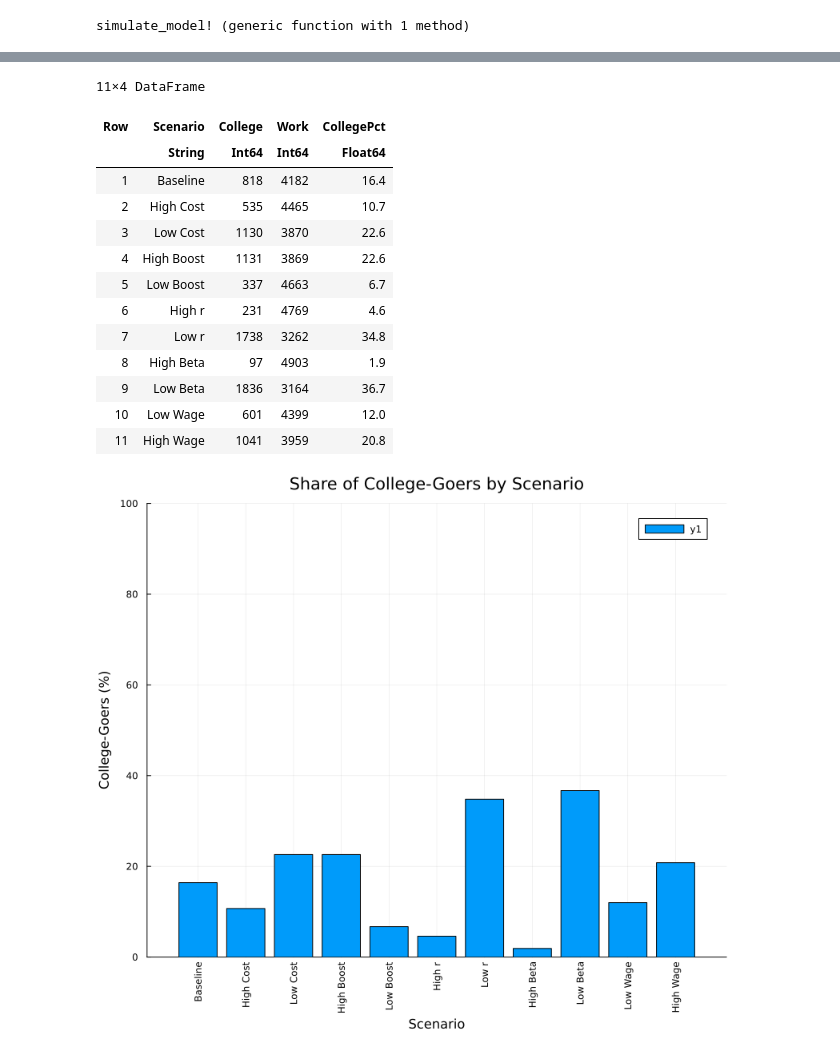
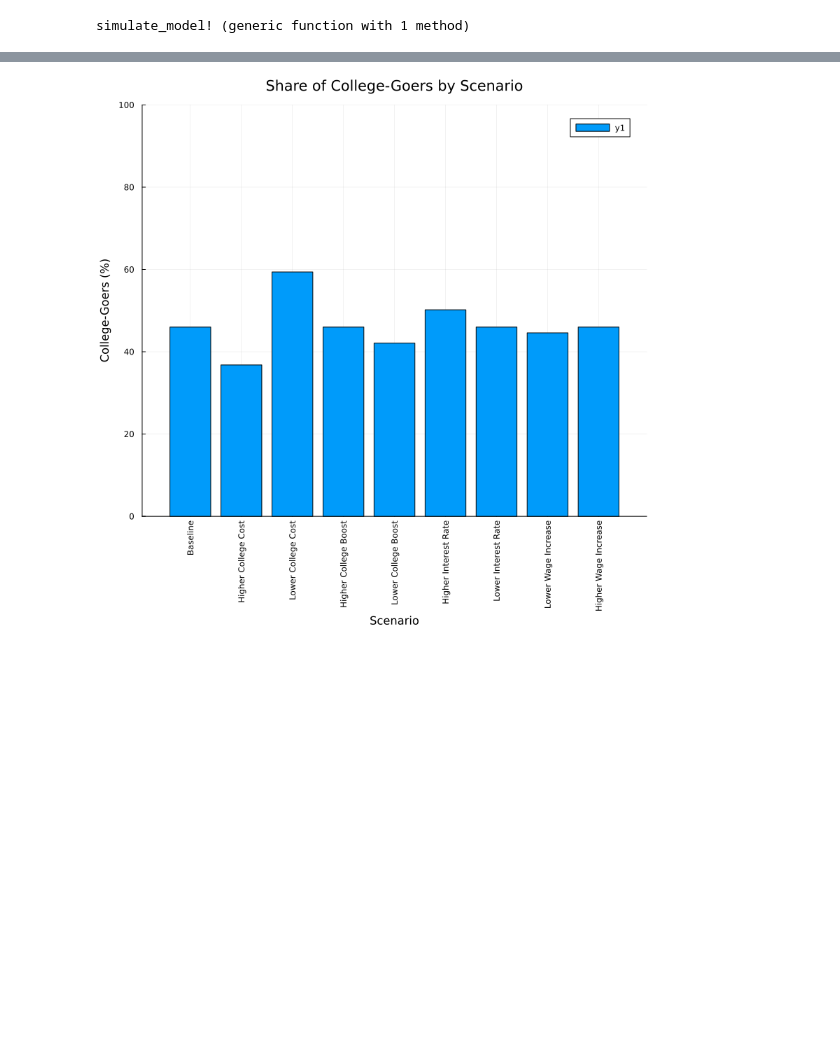
Before and after one commit to Ali-Iranpour/Structural-estimation, a Jupyter notebook: ConSavLabor_college.ipynb, the cells around one changed output, grey strips where cells are left out. Saved outputs shown, nothing was run; the diff lists cells and outputs as text; code cells hidden in the pictures; blank space fills up the shorter version.

```diff
--- a/ConSavLabor_college.ipynb
+++ b/ConSavLabor_college.ipynb
@@ -670,64 +847,48 @@ Number choosing work: 3959
 # %%
-using DataFrames, Plots
 
-# 1) Define scenario labels and your recorded results
+
+# 1) Define scenario labels and recorded results
 scenarios = [
     "Baseline",
-    "High Cost",
-    "Low Cost",
-    "High Boost",
-    "Low Boost",
-    "High r",
-    "Low r",
-    "High Beta",
-    "Low Beta",
-    "Low Wage",
-    "High Wage"
-]
+    "Higher College Cost",
+    "Lower College Cost",
+    "Higher College Boost",
+    "Lower College Boost",
+    "Higher Interest Rate",
+    "Lower Interest Rate",
+    "Lower Wage Increase",
+    "Higher Wage Increase"
+];
 
 # Number choosing college and work, respectively
-num_college = [818, 535, 1130, 1131, 337, 231, 1738, 97, 1836, 601, 1041]
-num_work    = [4182, 4465, 3870, 3869, 4663, 4769, 3262, 4903, 3164, 4399, 3959]
+num_college = [2299, 1840, 2968, 2299, 2103, 2510, 2299, 2230, 2299];
+num_work    = [2701, 3160, 2032, 2701, 2897, 2490, 2701, 2770, 2701];
 
 # 2) Compute the fraction who choose college (percentage)
-p_college = [num_college[i] / (num_college[i] + num_work[i]) for i in 1:length(scenarios)]
-p_college_percent = p_college .* 100
+p_college = [num_college[i] / (num_college[i] + num_work[i]) for i in 1:length(scenarios)];
+p_college_percent = p_college .* 100;
 
-# 3) Create a DataFrame, rounding for readability
+# 3) Create a DataFrame (round percentages for readability)
 df = DataFrame(
     Scenario   = scenarios,
     College    = num_college,
     Work       = num_work,
     CollegePct = round.(p_college_percent, digits=1)
-)
+);
 
 # 4) Display the table
-display(df)
+#display(df);
 
-# 5) Bar chart of the percentage who attend college, rotating x-axis labels
+# 5) Bar chart of the percentage who attend college, with vertical x-axis labels
 bar(
     df.Scenario,
     df.CollegePct,
-    xlabel        = "Scenario",
-    ylabel        = "College-Goers (%)",
-    title         = "Share of College-Goers by Scenario",
-    ylims         = (0, 100),
-    xrotation     = 90,
-    size          = (800,700)
+    xlabel    = "Scenario",
+    ylabel    = "College-Goers (%)",
+    title     = "Share of College-Goers by Scenario",
+    ylims     = (0, 100),
+    xrotation = 90,
+    size      = (800,800)
 )
 # %% [output]
-11×4 DataFrame
-| Row | Scenario | College | Work | CollegePct |
-|  | String | Int64 | Int64 | Float64 |
-| 1 | Baseline | 818 | 4182 | 16.4 |
-| 2 | High Cost | 535 | 4465 | 10.7 |
-| 3 | Low Cost | 1130 | 3870 | 22.6 |
-| 4 | High Boost | 1131 | 3869 | 22.6 |
-| 5 | Low Boost | 337 | 4663 | 6.7 |
-| 6 | High r | 231 | 4769 | 4.6 |
-| 7 | Low r | 1738 | 3262 | 34.8 |
-| 8 | High Beta | 97 | 4903 | 1.9 |
-| 9 | Low Beta | 1836 | 3164 | 36.7 |
-| 10 | Low Wage | 601 | 4399 | 12.0 |
-| 11 | High Wage | 1041 | 3959 | 20.8 |
-[figure, old version]
+[figure, new version]
```
Also changed, not shown: parts of 14 cells of this notebook.
